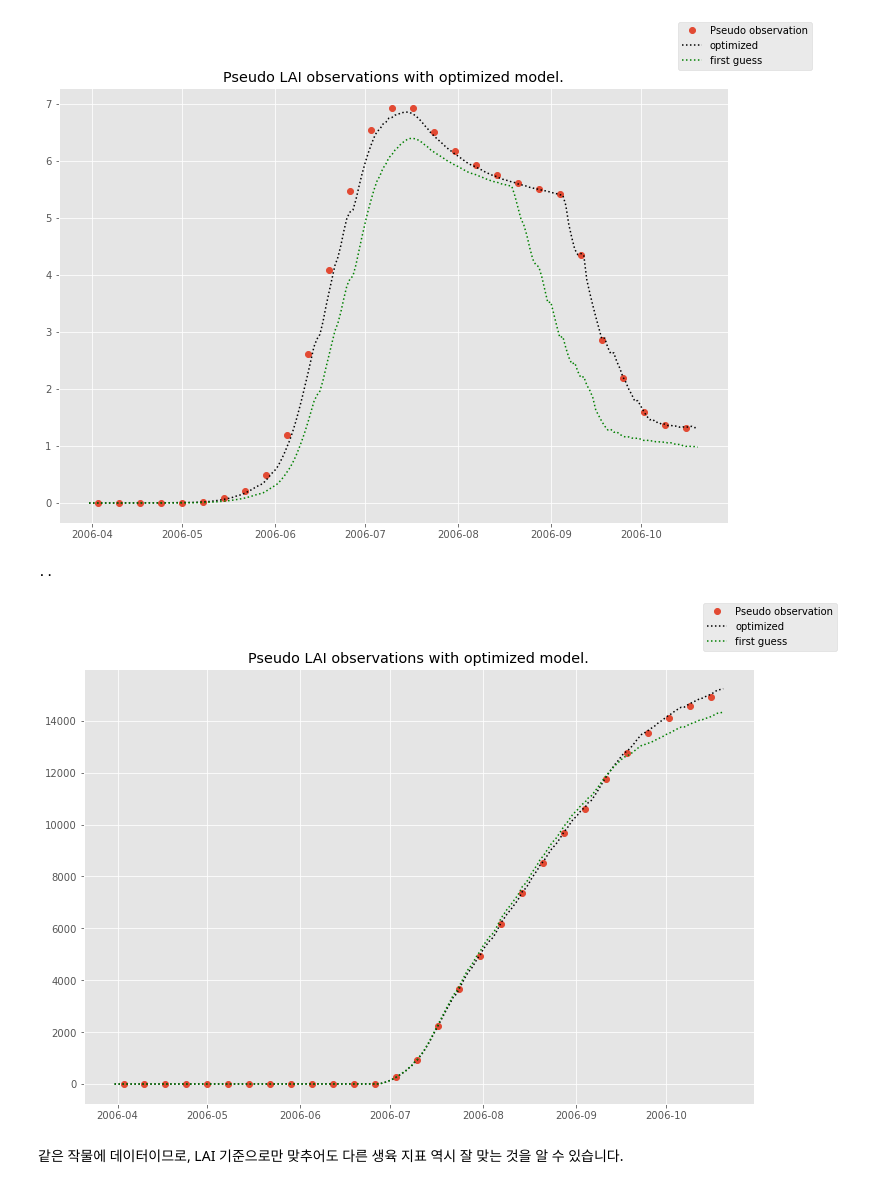
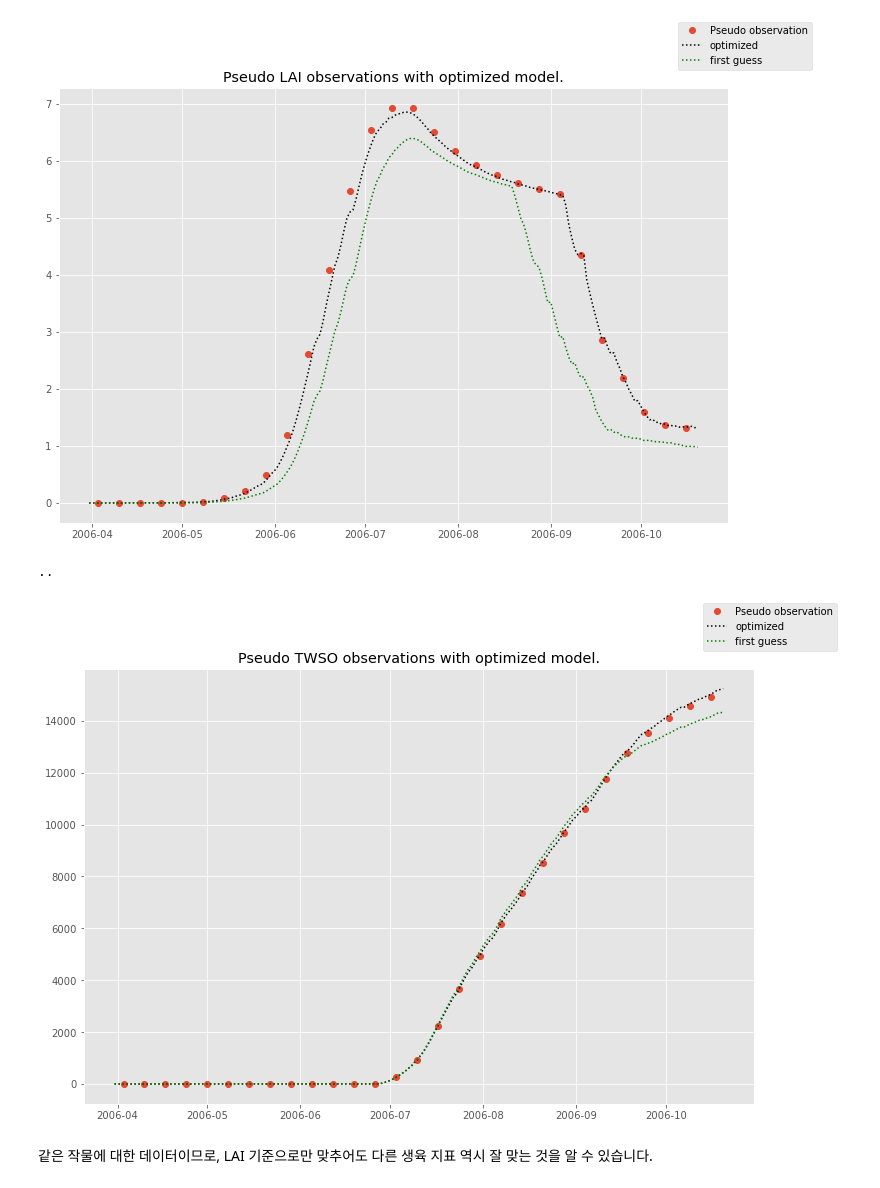
Before and after one commit to ataraxno/pcse_calibration, a Jupyter notebook: 01_Optimizing_PCSE(original_tuto).ipynb, the cells around one changed output. Saved outputs shown, nothing was run; the diff lists cells and outputs as text; code cells hidden in the pictures.

```diff
--- a/01_Optimizing_PCSE(original_tuto).ipynb
+++ b/01_Optimizing_PCSE(original_tuto).ipynb
@@ -258,16 +258,16 @@ r = fig.legend()
 # %%
 # rerun with the best parameters found
 error = objfunc_calculator(x)
 fig, axes = plt.subplots(figsize=(12,8))
 axes.plot_date(df_pseudo_obs.index, df_pseudo_obs.TWSO, label="Pseudo observation")
 axes.plot_date(objfunc_calculator.df_simulations.index, objfunc_calculator.df_simulations.TWSO, "k:", label="optimized")
 # rerun to show the first guess for the first guess
 error = objfunc_calculator(firstguess)
 axes.plot_date(objfunc_calculator.df_simulations.index, objfunc_calculator.df_simulations.TWSO, "g:", label="first guess")
-axes.set_title("Pseudo LAI observations with optimized model.")
+axes.set_title("Pseudo TWSO observations with optimized model.")
 r = fig.legend()
 # %% [output]
 ..
-[figure, old version]
+[figure, new version]
 # %% [markdown]
-같은 작물에 데이터이므로, LAI 기준으로만 맞추어도 다른 생육 지표 역시 잘 맞는 것을 알 수 있습니다.
+같은 작물에 대한 데이터이므로, LAI 기준으로만 맞추어도 다른 생육 지표 역시 잘 맞는 것을 알 수 있습니다.
```
